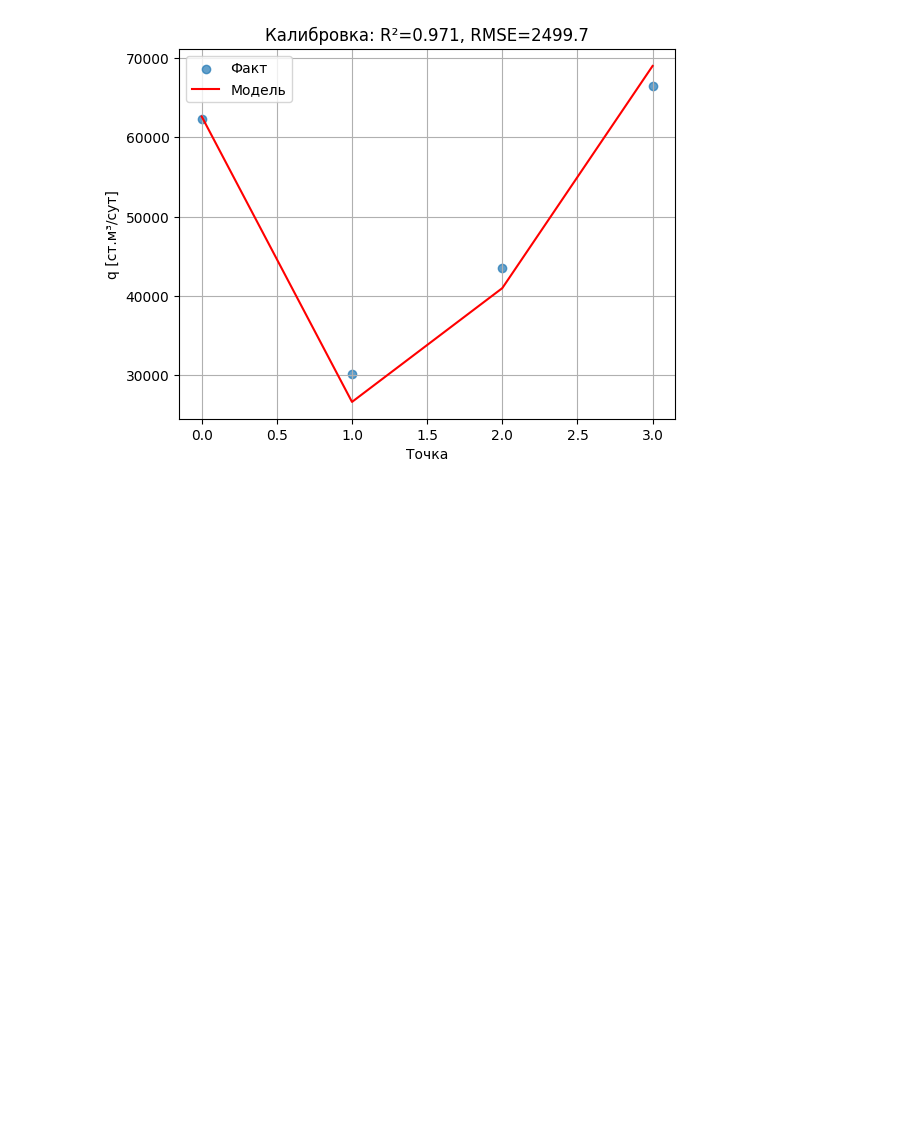
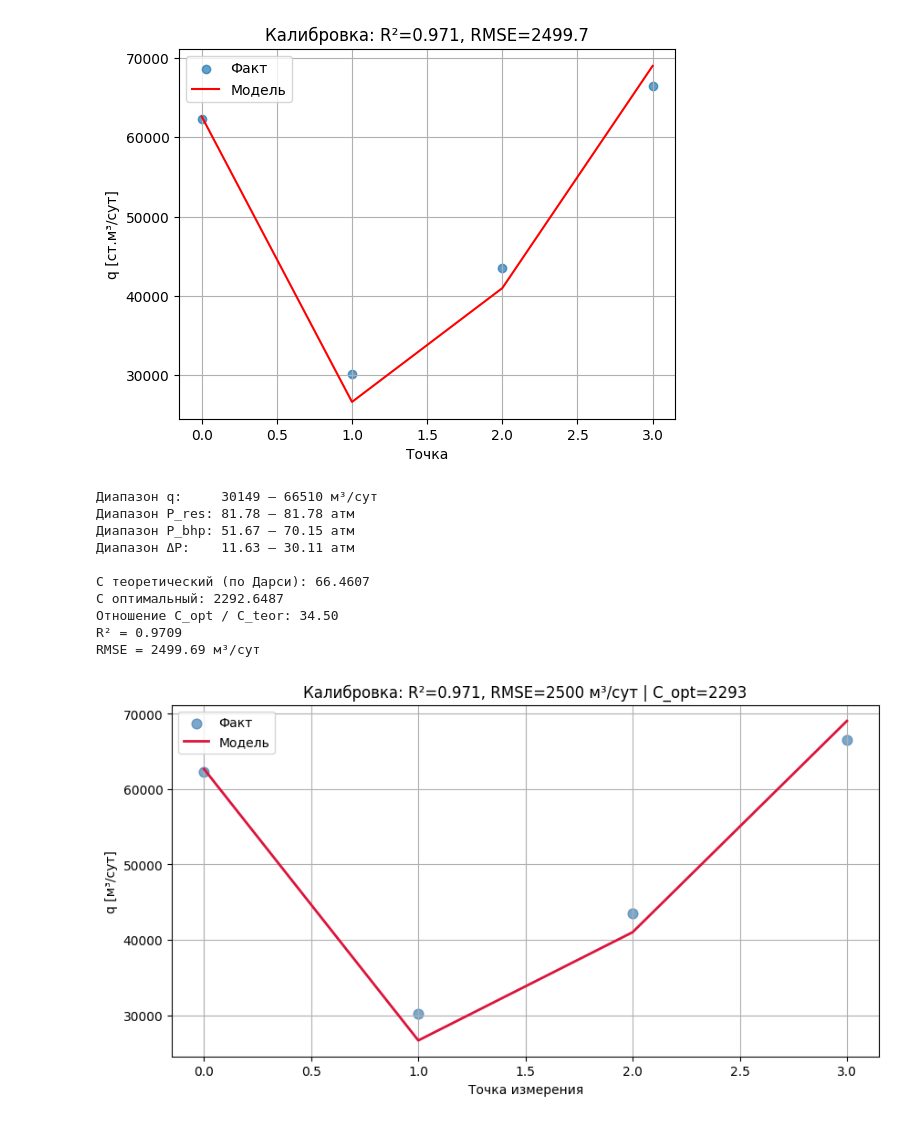
Before and after one commit to luismhpz95/gas_field_simulator, a Jupyter notebook: курсовая.ipynb, the cells around one changed output. Saved outputs shown, nothing was run; the diff lists cells and outputs as text; code cells hidden in the pictures; blank space fills up the shorter version.

```diff
--- a/курсовая.ipynb
+++ b/курсовая.ipynb
@@ -342,3 +352,69 @@ C оптимальный: 23230.2630
 R² = 0.9709
 RMSE = 2499.69 ст.м³/сут
 [figure]
+# %%
+# Sección 7 — Калибровка по промысловым данным
+
+# 1. Читаем данные (предполагаем: p в MPa, q в м³/сут)
+df_fact = pd.read_csv('adapt_gdi_11-2025.csv', sep=',')
+
+# 2. Конверсия единиц: 1 MPa ≈ 10.1325 атм
+MPa_to_atm = 10.1325
+
+q_fact     = df_fact['q'].values
+P_res_fact = df_fact['p_res'].values * MPa_to_atm
+P_bhp_fact = df_fact['p_bhp'].values * MPa_to_atm
+P_thp_fact = df_fact['p_thp'].values * MPa_to_atm   # для строгой калибровки по VLP
+
+print(f"Диапазон q:     {q_fact.min():.0f} – {q_fact.max():.0f} м³/сут")
+print(f"Диапазон P_res: {P_res_fact.min():.2f} – {P_res_fact.max():.2f} атм")
+print(f"Диапазон P_bhp: {P_bhp_fact.min():.2f} – {P_bhp_fact.max():.2f} атм")
+print(f"Диапазон ΔP:    {(P_res_fact-P_bhp_fact).min():.2f} – {(P_res_fact-P_bhp_fact).max():.2f} атм")
+
+# 3. Теоретический масштаб C (коэффициент продуктивности по Дарси)
+mu_avg = fluid.mu(np.mean(P_res_fact))
+beta_darcy = 0.00852702   # [ст.м³/(сут·мД·м·атм)] из п. 2.3 Тarea.md
+C_teor = (beta_darcy * well_1.k * well_1.h) / (mu_avg * np.log(well_1.re / well_1.rw))
+print(f'\nC теоретический (по Дарси): {C_teor:.4f}')
+
+# 4. Функция ошибки — линейная IPR q = C·(P_res - P_bhp)
+# Примечание: C здесь эффективный (поглощает усреднённую вязкость, Bg, skin)
+def calculate_rmse(X):
+    C = X[0]
+    q_model = C * (P_res_fact - P_bhp_fact)
+    return np.sqrt(np.mean((q_model - q_fact)**2))
+
+# 5. Оптимизация
+result = minimize(calculate_rmse, x0=[C_teor], method='Nelder-Mead')
+C_opt  = result.x[0]
+print(f'C оптимальный: {C_opt:.4f}')
+print(f'Отношение C_opt / C_teor: {C_opt / C_teor:.2f}')
+
+# 6. Метрики качества
+q_opt = C_opt * (P_res_fact - P_bhp_fact)
+ss_res = np.sum((q_fact - q_opt)**2)
+ss_tot = np.sum((q_fact - np.mean(q_fact))**2)
+R2   = 1 - ss_res / ss_tot
+RMSE = np.sqrt(np.mean((q_fact - q_opt)**2))
+print(f'R² = {R2:.4f}')
+print(f'RMSE = {RMSE:.2f} м³/сут')
+
+# 7. График
+fig, axes = plt.subplots(figsize=(10, 5))
+axes.scatter(range(len(q_fact)), q_fact, label='Факт', alpha=0.7, color='steelblue', s=60)
+axes.plot(range(len(q_opt)), q_opt, label='Модель', color='crimson', linewidth=2)
+axes.set(xlabel='Точка измерения', ylabel='q [м³/сут]',
+       title=f'Калибровка: R²={R2:.3f}, RMSE={RMSE:.0f} м³/сут | C_opt={C_opt:.0f}')
+axes.legend(); plt.show()
+# %% [output]
+Диапазон q:     30149 – 66510 м³/сут
+Диапазон P_res: 81.78 – 81.78 атм
+Диапазон P_bhp: 51.67 – 70.15 атм
+Диапазон ΔP:    11.63 – 30.11 атм
+
+C теоретический (по Дарси): 66.4607
+C оптимальный: 2292.6487
+Отношение C_opt / C_teor: 34.50
+R² = 0.9709
+RMSE = 2499.69 м³/сут
+[figure, added]
```
Also changed, not shown: parts of 3 cells of this notebook.
